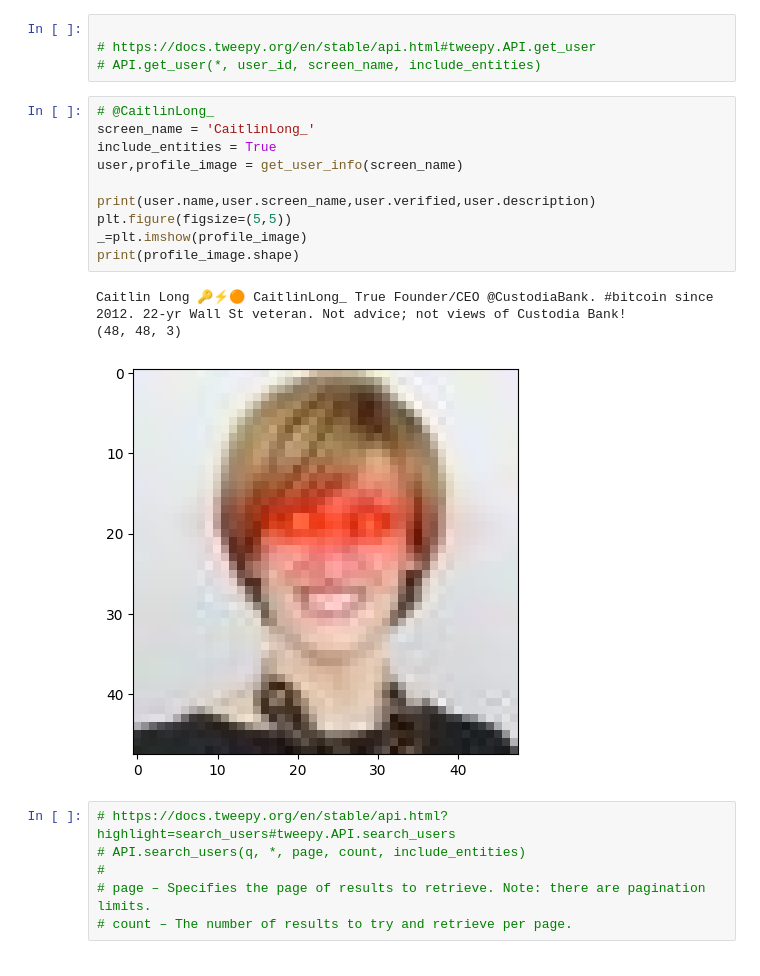
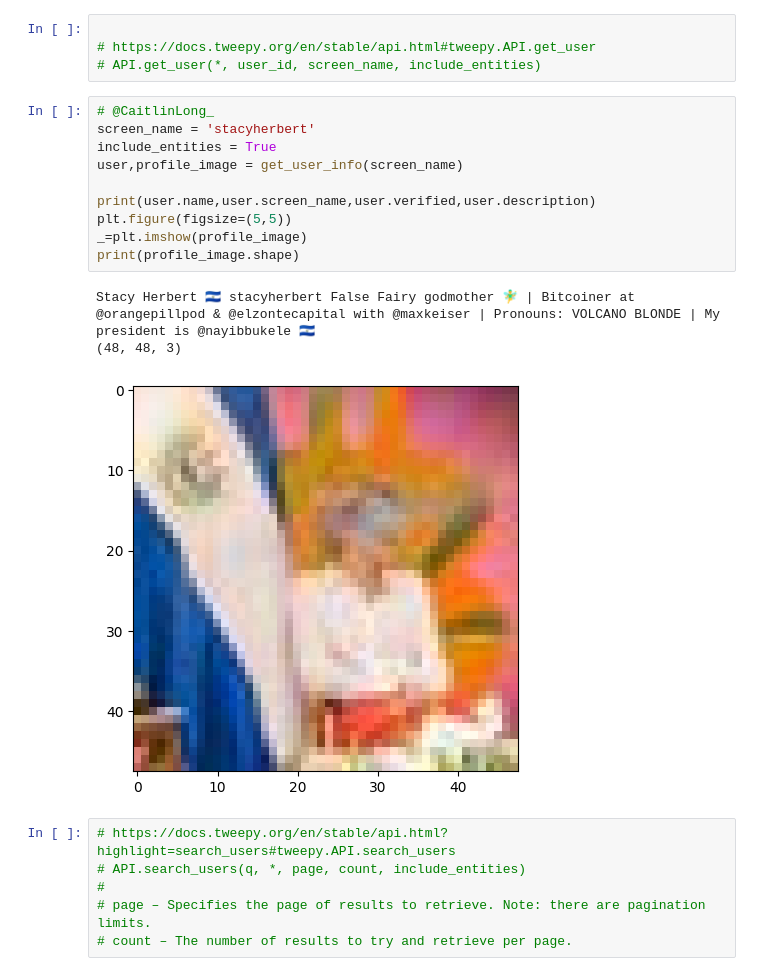
Before and after one commit to pangyuteng/twitter-crypto-scam-detector, a Jupyter notebook: playground.ipynb, the cells around one changed output. Drawn from its saved outputs; the diff is of its cells as text.

```diff
--- a/playground.ipynb
+++ b/playground.ipynb
@@ -52,18 +52,18 @@ def get_image(profile_url):
 # API.get_user(*, user_id, screen_name, include_entities)
 # %%
 # @CaitlinLong_
-screen_name = 'CaitlinLong_'
+screen_name = 'stacyherbert'
 include_entities = True
 user,profile_image = get_user_info(screen_name)
 
 print(user.name,user.screen_name,user.verified,user.description)
 plt.figure(figsize=(5,5))
 _=plt.imshow(profile_image)
 print(profile_image.shape)
 # %% [output]
-Caitlin Long 🔑⚡️🟠 CaitlinLong_ True Founder/CEO @CustodiaBank. #bitcoin since 2012. 22-yr Wall St veteran. Not advice; not views of Custodia Bank!
+Stacy Herbert 🇸🇻 stacyherbert False Fairy godmother 🧚‍♂️ | Bitcoiner at @orangepillpod & @elzontecapital with @maxkeiser | Pronouns: VOLCANO BLONDE | My president is @nayibbukele 🇸🇻
 (48, 48, 3)
-[figure, old version]
+[figure, new version]
 # %%
 # https://docs.tweepy.org/en/stable/api.html?highlight=search_users#tweepy.API.search_users
 # API.search_users(q, *, page, count, include_entities)
```
Also changed, not shown: parts of 13 cells of this notebook, 2 other files.
